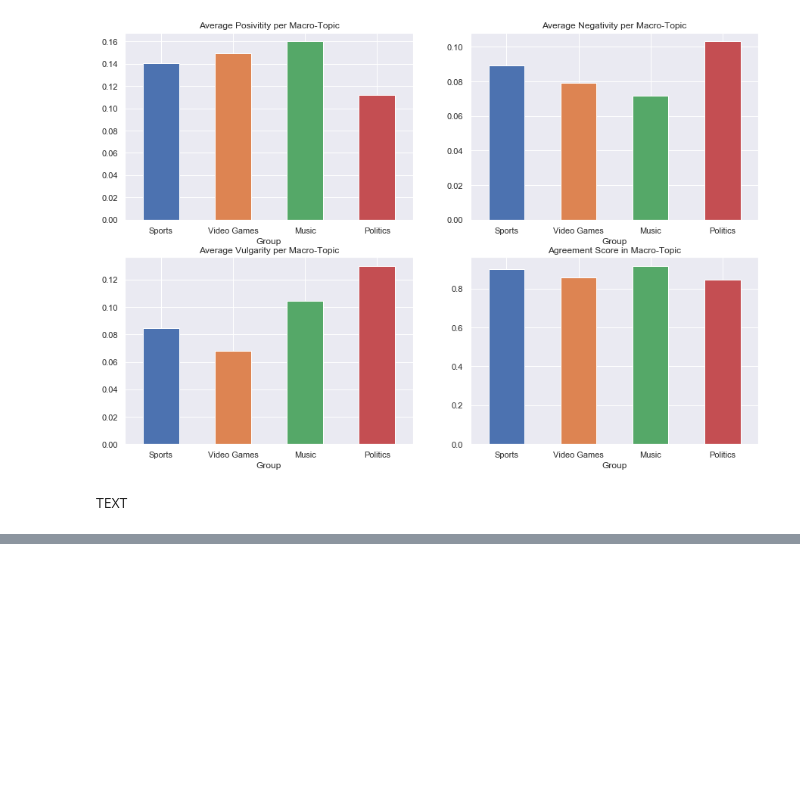
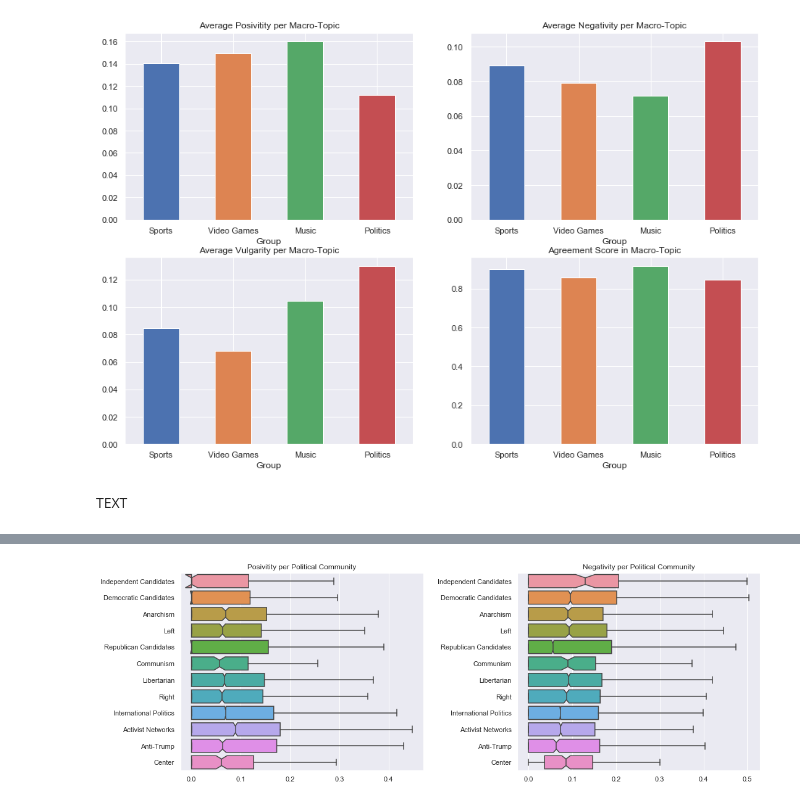
Before and after one commit to MetaHG/Reddit-opinions-polarization, a Jupyter notebook: notebooks/Communities.ipynb, the cells around one changed output, grey strips where cells are left out. Cells and saved outputs as stored; diff of their text form; code cells hidden in the pictures; blank space fills up the shorter version.

```diff
--- a/notebooks/Communities.ipynb
+++ b/notebooks/Communities.ipynb
@@ -655,0 +218,21 @@ spark.sql("""
+# %%
+subgroups = ['Independent Candidates', 'Democratic Candidates', 'Anarchism', 'Left', 'Republican Candidates',
+            'Communism', 'Libertarian', 'Right', 'International Politics', 'Activist Networks',
+          'Anti-Trump', 'Center']
+metrics = ['nltk_negativity', 'nltk_positivity']
+# %%
+# Fetch all comments and their metric for each group (warning: expensive computation)
+subgroup_metrics = create_subgroup_metrics(subgroups=subgroups, metrics=metrics)
+# %%
+fig, axes = plt.subplots(nrows=1, ncols=2, figsize=(15,5), constrained_layout=True)
+
+axes[0].set_title("Posivitity per Political Community")
+axes[1].set_title("Negativity per Political Community")
+
+sns.boxplot(data=subgroup_metrics['nltk_negativity'], ax=axes[0], showfliers=False, orient='h', notch=True)
+sns.boxplot(data=subgroup_metrics['nltk_positivity'], ax=axes[1], showfliers=False, orient='h', notch=True)
+
+axes[0].set_yticklabels(subgroups, rotation=0)
+_ = axes[1].set_yticklabels(subgroups, rotation=0)
+# %% [output]
+[figure, added]
```
Also changed, not shown: parts of 83 cells of this notebook, 2 other files.
